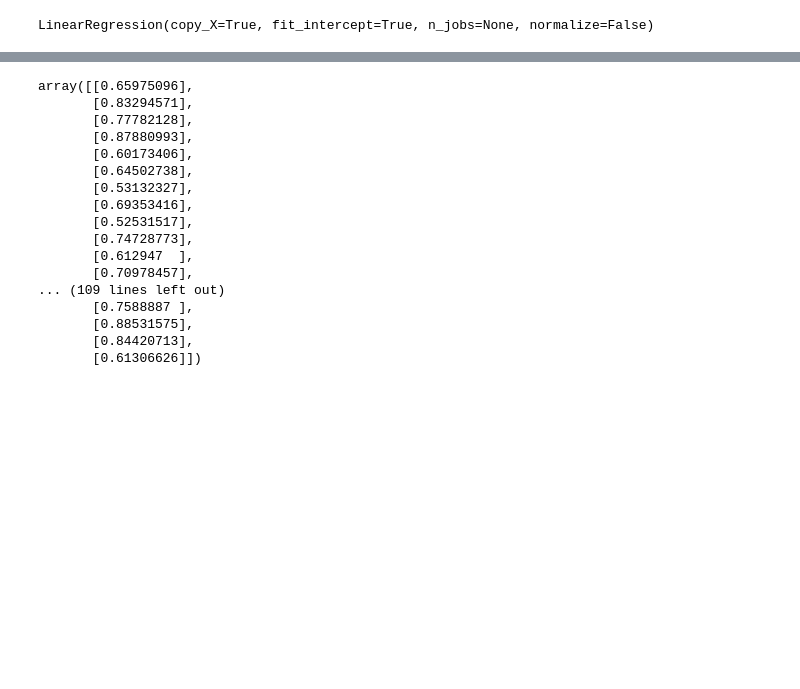
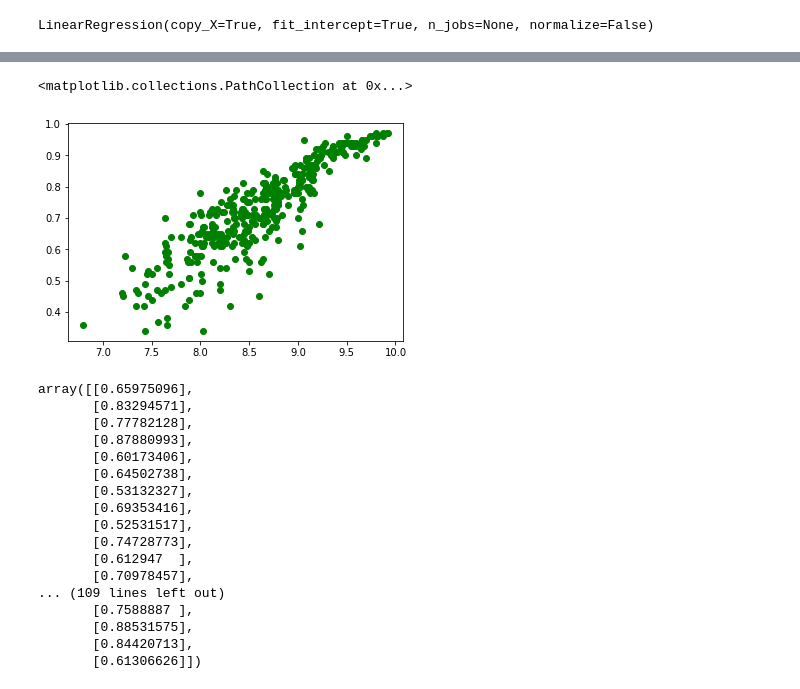
Before and after one commit to aadityadamle/Admit-Prediction, a Jupyter notebook: Admit_Prediction.ipynb, the cells around one changed output, grey strips where cells are left out. Drawn from its saved outputs; the diff is of its cells as text; code cells hidden in the pictures; blank space fills up the shorter version.

```diff
--- a/Admit_Prediction.ipynb
+++ b/Admit_Prediction.ipynb
@@ -82,3 +92,8 @@ LinearRegression(copy_X=True, fit_intercept=True, n_jobs=None, normalize=False)
+# %%
+plt.scatter(X_train["CGPA"],Y_train, color = "green")
+# %% [output]
+<matplotlib.collections.PathCollection at 0x...>
+[figure, added]
 # %%
 prediction_of_Y = classifier.predict(X_test)
 # %%
```
Also changed, not shown: parts of 7 cells of this notebook.
